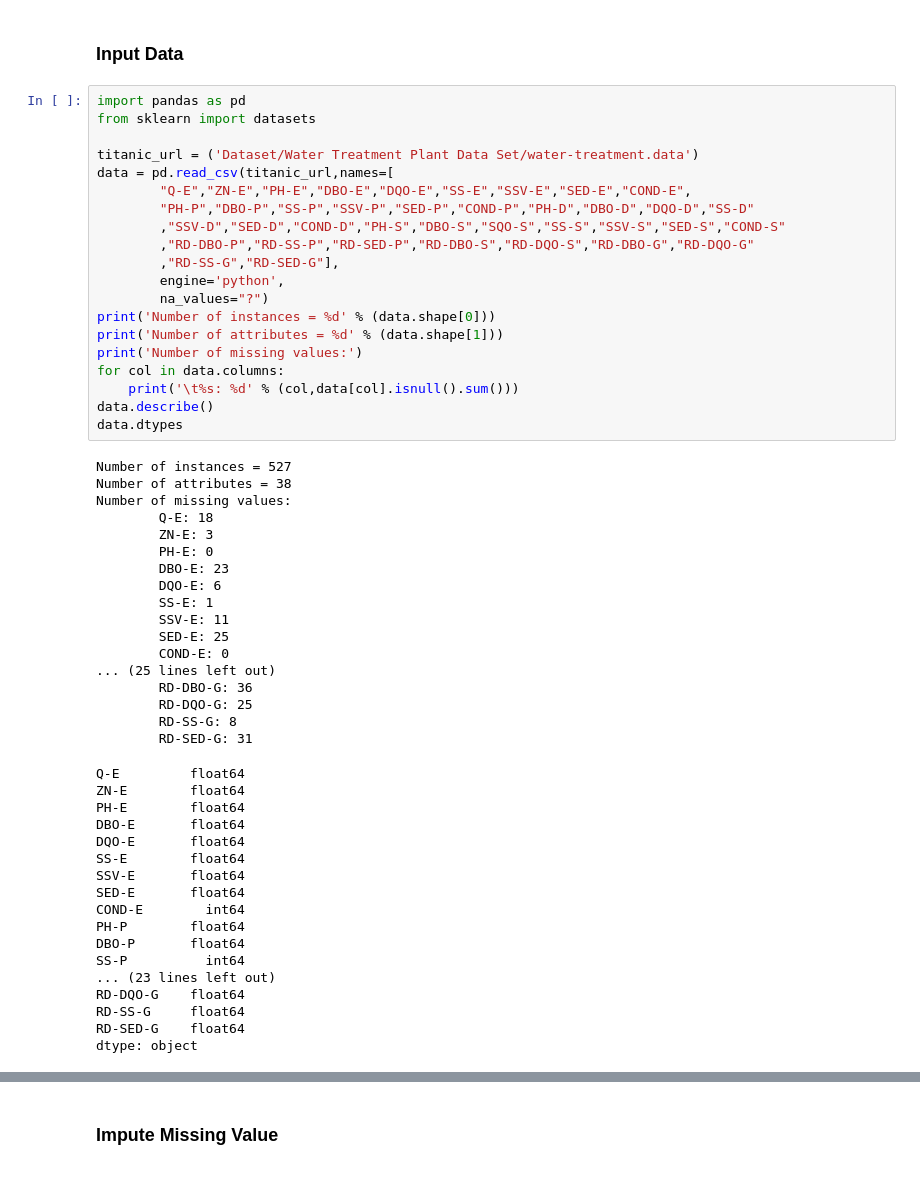
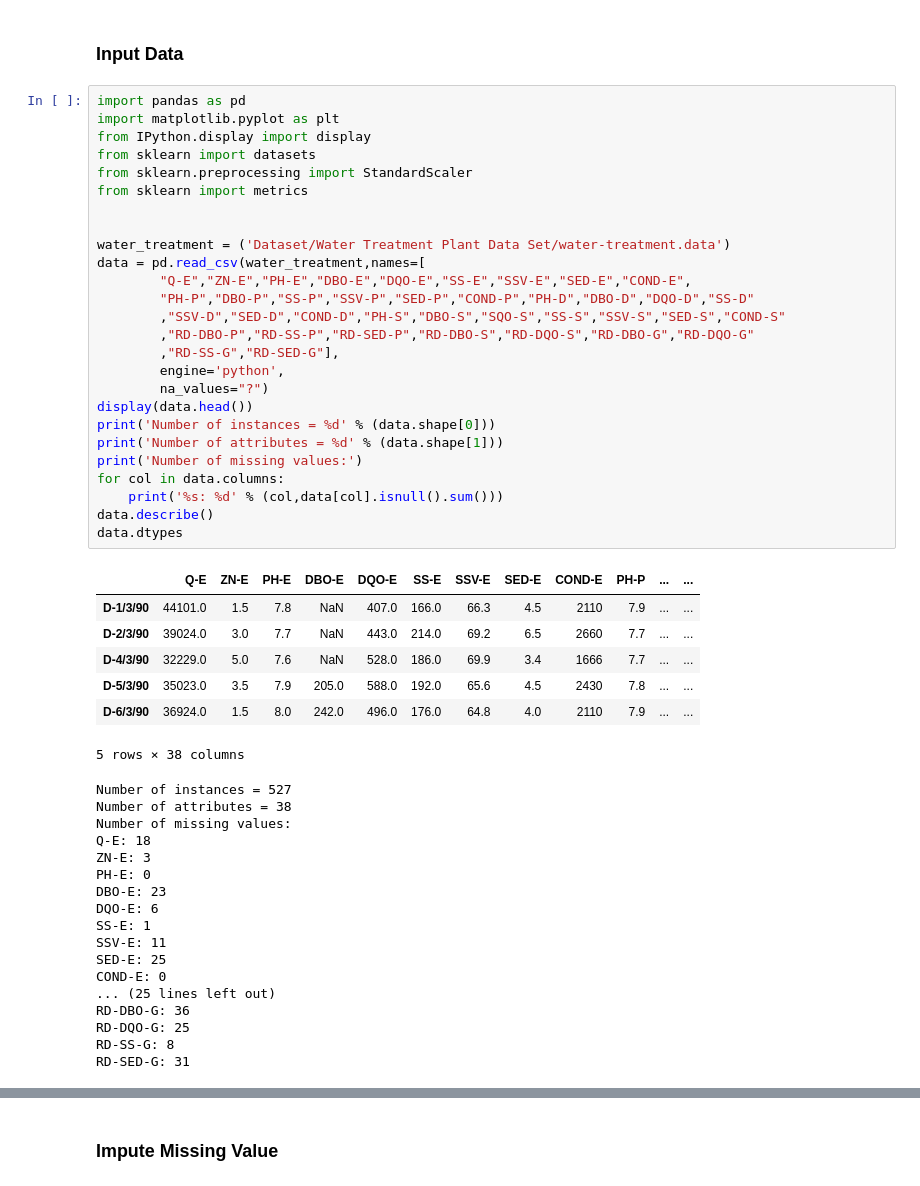
Before and after one commit to alam3211/DataMiningKmeansCluster, a Jupyter notebook: Final Project.ipynb, the cells around one changed output, grey strips where cells are left out. Cells and saved outputs as stored; diff of their text form.

```diff
--- a/Final Project.ipynb
+++ b/Final Project.ipynb
@@ -6,56 +6,52 @@
 ### Input Data
 # %%
 import pandas as pd
+import matplotlib.pyplot as plt
+from IPython.display import display
 from sklearn import datasets
+from sklearn.preprocessing import StandardScaler
+from sklearn import metrics
 
-titanic_url = ('Dataset/Water Treatment Plant Data Set/water-treatment.data')
-data = pd.read_csv(titanic_url,names=[
+
+water_treatment = ('Dataset/Water Treatment Plant Data Set/water-treatment.data')
+data = pd.read_csv(water_treatment,names=[
         "Q-E","ZN-E","PH-E","DBO-E","DQO-E","SS-E","SSV-E","SED-E","COND-E",
         "PH-P","DBO-P","SS-P","SSV-P","SED-P","COND-P","PH-D","DBO-D","DQO-D","SS-D"
         ,"SSV-D","SED-D","COND-D","PH-S","DBO-S","SQO-S","SS-S","SSV-S","SED-S","COND-S"
         ,"RD-DBO-P","RD-SS-P","RD-SED-P","RD-DBO-S","RD-DQO-S","RD-DBO-G","RD-DQO-G"
         ,"RD-SS-G","RD-SED-G"],
         engine='python',
         na_values="?")
+display(data.head())
 print('Number of instances = %d' % (data.shape[0]))
 print('Number of attributes = %d' % (data.shape[1]))
 print('Number of missing values:')
 for col in data.columns:
-    print('\t%s: %d' % (col,data[col].isnull().sum()))
+    print('%s: %d' % (col,data[col].isnull().sum()))
 data.describe()
 data.dtypes
 # %% [output]
+|  | Q-E | ZN-E | PH-E | DBO-E | DQO-E | SS-E | SSV-E | SED-E | COND-E | PH-P | ... | ... |
+| D-1/3/90 | 44101.0 | 1.5 | 7.8 | NaN | 407.0 | 166.0 | 66.3 | 4.5 | 2110 | 7.9 | ... | ... |
+| D-2/3/90 | 39024.0 | 3.0 | 7.7 | NaN | 443.0 | 214.0 | 69.2 | 6.5 | 2660 | 7.7 | ... | ... |
+| D-4/3/90 | 32229.0 | 5.0 | 7.6 | NaN | 528.0 | 186.0 | 69.9 | 3.4 | 1666 | 7.7 | ... | ... |
+| D-5/3/90 | 35023.0 | 3.5 | 7.9 | 205.0 | 588.0 | 192.0 | 65.6 | 4.5 | 2430 | 7.8 | ... | ... |
+| D-6/3/90 | 36924.0 | 1.5 | 8.0 | 242.0 | 496.0 | 176.0 | 64.8 | 4.0 | 2110 | 7.9 | ... | ... |
-Number of instances = 527
-Number of attributes = 38
-Number of missing values:
-        Q-E: 18
-        ZN-E: 3
-        PH-E: 0
-        DBO-E: 23
-        DQO-E: 6
-        SS-E: 1
-        SSV-E: 11
-        SED-E: 25
-        COND-E: 0
-... (25 lines left out)
-        RD-DBO-G: 36
-        RD-DQO-G: 25
-        RD-SS-G: 8
-        RD-SED-G: 31
+5 rows × 38 columns
-Q-E         float64
-ZN-E        float64
-PH-E        float64
-DBO-E       float64
-DQO-E       float64
-SS-E        float64
-SSV-E       float64
-SED-E       float64
-COND-E        int64
-PH-P        float64
-DBO-P       float64
-SS-P          int64
-... (23 lines left out)
-RD-DQO-G    float64
-RD-SS-G     float64
-RD-SED-G    float64
-dtype: object
+Number of instances = 527
+Number of attributes = 38
+Number of missing values:
+Q-E: 18
+ZN-E: 3
+PH-E: 0
+DBO-E: 23
+DQO-E: 6
+SS-E: 1
+SSV-E: 11
+SED-E: 25
+COND-E: 0
+... (25 lines left out)
+RD-DBO-G: 36
+RD-DQO-G: 25
+RD-SS-G: 8
+RD-SED-G: 31
```
Also changed, not shown: parts of 8 cells of this notebook.
